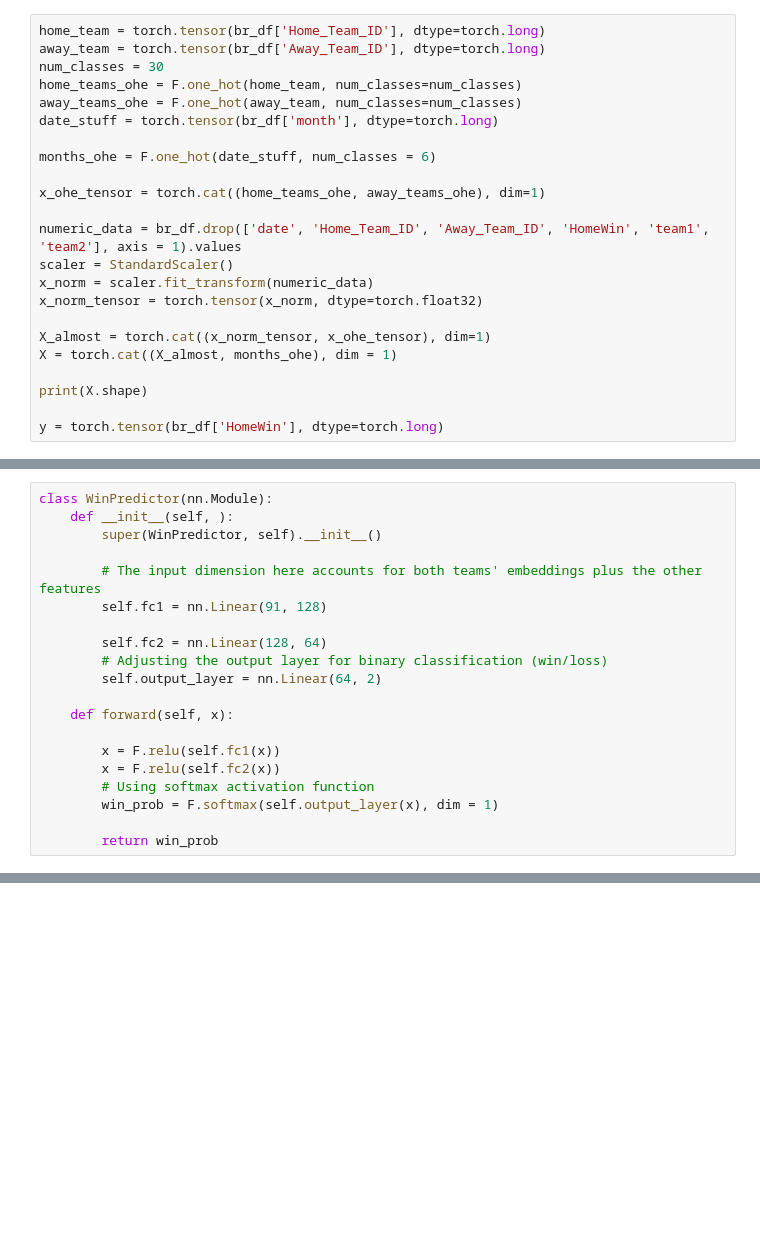
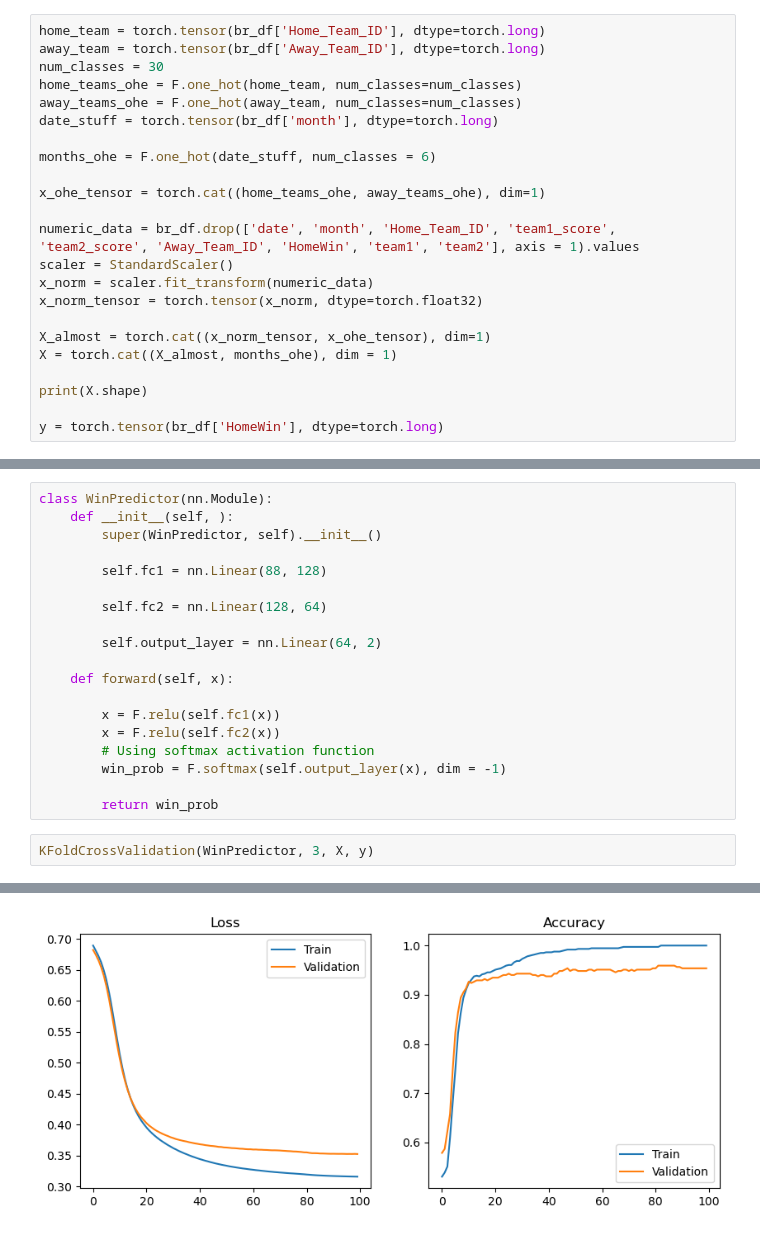
Before and after one commit to RPYJCC2/FUN-PROJECT-web-scraping-and-ML-basketball-prediction-2023-2024-Season, a Jupyter notebook: Basketball ML Project.ipynb, the cells around one changed output, grey strips where cells are left out. Cells and saved outputs as stored; diff of their text form; blank space fills up the shorter version.

```diff
--- a/Basketball ML Project.ipynb
+++ b/Basketball ML Project.ipynb
@@ -308,7 +256,7 @@ months_ohe = F.one_hot(date_stuff, num_classes = 6)
 
 x_ohe_tensor = torch.cat((home_teams_ohe, away_teams_ohe), dim=1)
 
-numeric_data = br_df.drop(['date', 'Home_Team_ID', 'Away_Team_ID', 'HomeWin', 'team1', 'team2'], axis = 1).values
+numeric_data = br_df.drop(['date', 'month', 'Home_Team_ID', 'team1_score', 'team2_score', 'Away_Team_ID', 'HomeWin', 'team1', 'team2'], axis = 1).values
 scaler = StandardScaler()
 x_norm = scaler.fit_transform(numeric_data)
 x_norm_tensor = torch.tensor(x_norm, dtype=torch.float32)
@@ -449,20 +362,0 @@ def KFoldCrossValidation(
-# %%
-class WinPredictor(nn.Module):
-    def __init__(self, ):
-        super(WinPredictor, self).__init__()
-
-        # The input dimension here accounts for both teams' embeddings plus the other features
-        self.fc1 = nn.Linear(91, 128)
-
-        self.fc2 = nn.Linear(128, 64)
-        # Adjusting the output layer for binary classification (win/loss)
-        self.output_layer = nn.Linear(64, 2)
-
-    def forward(self, x):
-
-        x = F.relu(self.fc1(x))
-        x = F.relu(self.fc2(x))
-        # Using softmax activation function
-        win_prob = F.softmax(self.output_layer(x), dim = 1)
-
-        return win_prob
@@ -591,0 +397,22 @@ Predicted winner: Golden State
+# %%
+class WinPredictor(nn.Module):
+    def __init__(self, ):
+        super(WinPredictor, self).__init__()
+
+        self.fc1 = nn.Linear(88, 128)
+
+        self.fc2 = nn.Linear(128, 64)
+
+        self.output_layer = nn.Linear(64, 2)
+
+    def forward(self, x):
+
+        x = F.relu(self.fc1(x))
+        x = F.relu(self.fc2(x))
+        # Using softmax activation function
+        win_prob = F.softmax(self.output_layer(x), dim = -1)
+
+        return win_prob
+# %%
+KFoldCrossValidation(WinPredictor, 3, X, y)
+# %% [output]
@@ -591,0 +434 @@ Predicted winner: Golden State
+[figure, added]
```
Also changed, not shown: parts of 37 cells of this notebook.
